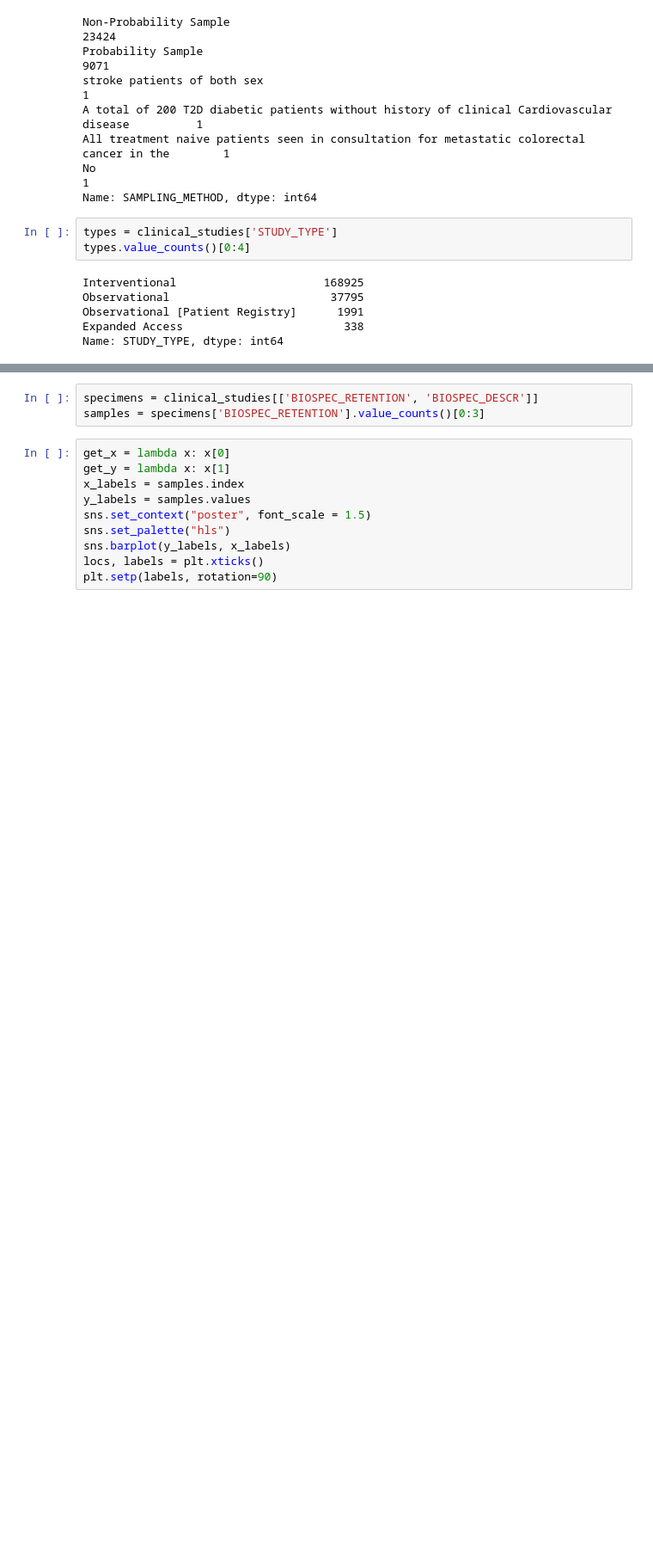
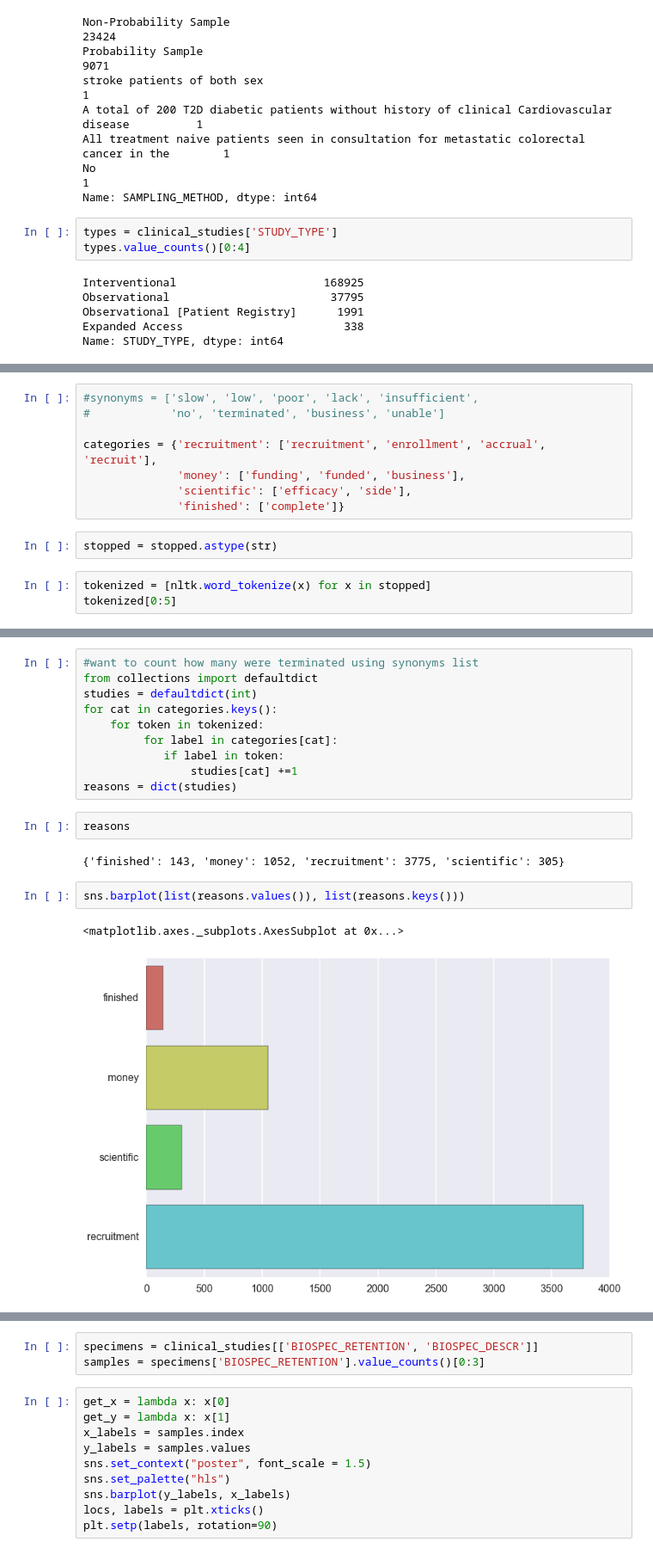
Before and after one commit to szeitlin/clinicaltrials, a Jupyter notebook: 07082016_initial_eda.ipynb, the cells around one changed output, grey strips where cells are left out. Shown at 86% size. Saved outputs shown, nothing was run; the diff lists cells and outputs as text; blank space fills up the shorter version.

Commit message:
mostly manual aggregations by categories

```diff
--- a/07082016_initial_eda.ipynb
+++ b/07082016_initial_eda.ipynb
@@ -696,0 +769,13 @@ Name: WHY_STOPPED, dtype: int64
+# %%
+#synonyms = ['slow', 'low', 'poor', 'lack', 'insufficient',
+#            'no', 'terminated', 'business', 'unable']
+
+categories = {'recruitment': ['recruitment', 'enrollment', 'accrual', 'recruit'],
+              'money': ['funding', 'funded', 'business'],
+              'scientific': ['efficacy', 'side'],
+              'finished': ['complete']}
+# %%
+stopped = stopped.astype(str)
+# %%
+tokenized = [nltk.word_tokenize(x) for x in stopped]
+tokenized[0:5]
@@ -696,0 +800,19 @@ Name: WHY_STOPPED, dtype: int64
+# %%
+#want to count how many were terminated using synonyms list
+from collections import defaultdict
+studies = defaultdict(int)
+for cat in categories.keys():
+    for token in tokenized:
+         for label in categories[cat]:
+            if label in token:
+                studies[cat] +=1
+reasons = dict(studies)
+# %%
+reasons
+# %% [output]
+{'finished': 143, 'money': 1052, 'recruitment': 3775, 'scientific': 305}
+# %%
+sns.barplot(list(reasons.values()), list(reasons.keys()))
+# %% [output]
+<matplotlib.axes._subplots.AxesSubplot at 0x...>
+[figure, added]
```
Also changed, not shown: parts of 18 cells of this notebook, 2 other files.
